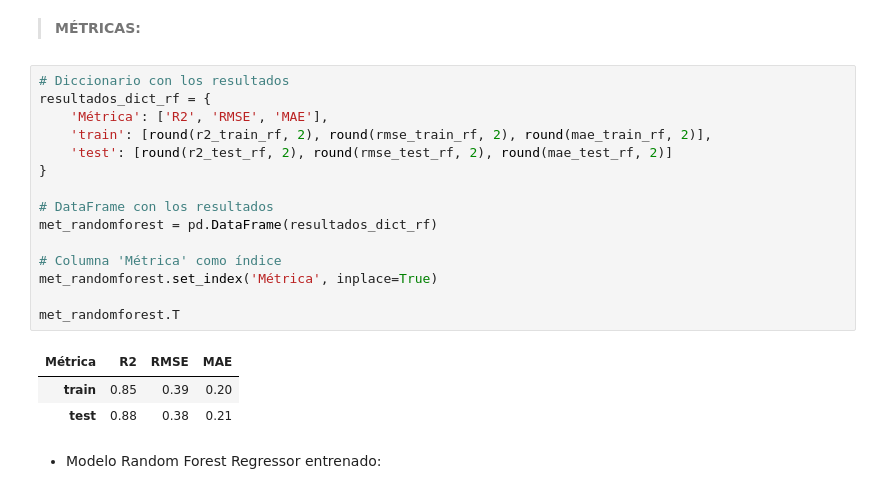
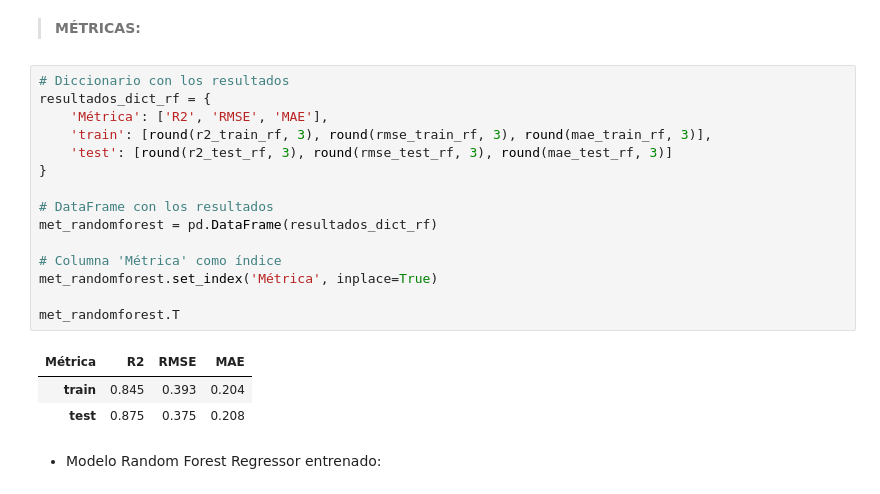
Before and after one commit to XimenaPO/MLProject_Medical_Cost, a Jupyter notebook: src/notebooks/project_resume.ipynb, the cells around one changed output. Saved outputs shown, nothing was run; the diff lists cells and outputs as text.

```diff
--- a/src/notebooks/project_resume.ipynb
+++ b/src/notebooks/project_resume.ipynb
@@ -1443,22 +1463,22 @@ rmse_test_rf = mean_squared_error(y_test, predicciones_test_rf, squared=False)
 # %%
 # Diccionario con los resultados
 resultados_dict_rf = {
     'Métrica': ['R2', 'RMSE', 'MAE'],
-    'train': [round(r2_train_rf, 2), round(rmse_train_rf, 2), round(mae_train_rf, 2)],
-    'test': [round(r2_test_rf, 2), round(rmse_test_rf, 2), round(mae_test_rf, 2)]
+    'train': [round(r2_train_rf, 3), round(rmse_train_rf, 3), round(mae_train_rf, 3)],
+    'test': [round(r2_test_rf, 3), round(rmse_test_rf, 3), round(mae_test_rf, 3)]
 }
 
 # DataFrame con los resultados
 met_randomforest = pd.DataFrame(resultados_dict_rf)
 
 # Columna 'Métrica' como índice
 met_randomforest.set_index('Métrica', inplace=True)
 
 met_randomforest.T
 # %% [output]
 | Métrica | R2 | RMSE | MAE |
-| train | 0.85 | 0.39 | 0.20 |
-| test | 0.88 | 0.38 | 0.21 |
+| train | 0.845 | 0.393 | 0.204 |
+| test | 0.875 | 0.375 | 0.208 |
 # %% [markdown]
 - Modelo Random Forest Regressor entrenado:
 # %%
```
Also changed, not shown: parts of 13 cells of this notebook.
